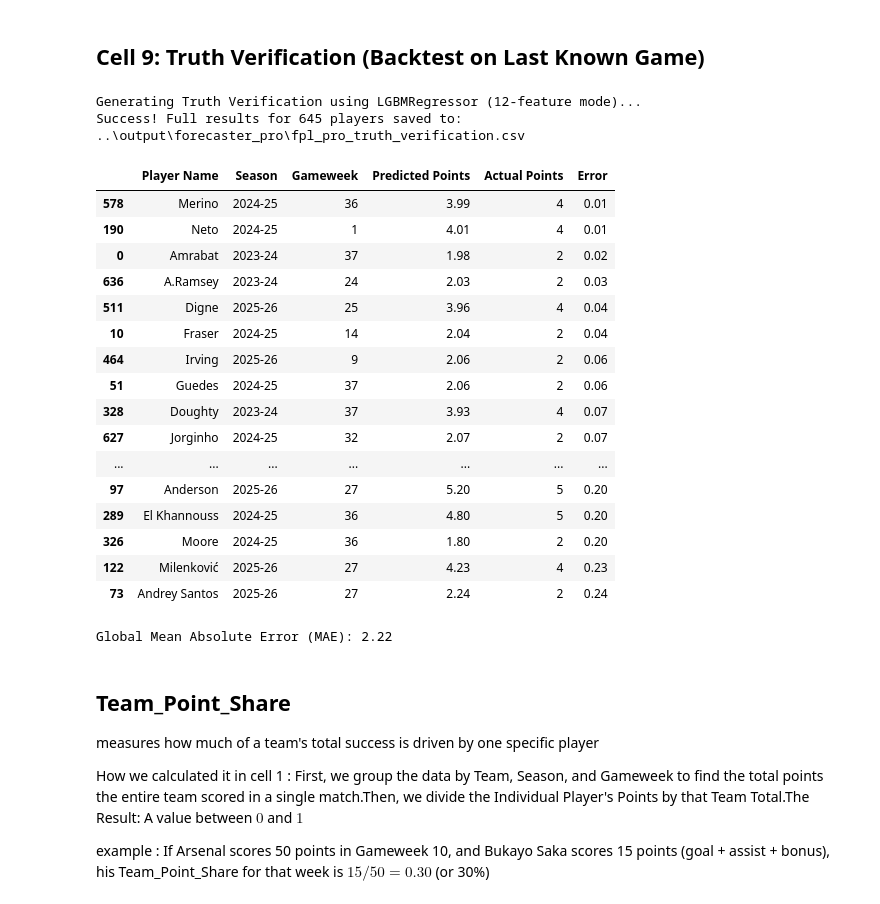
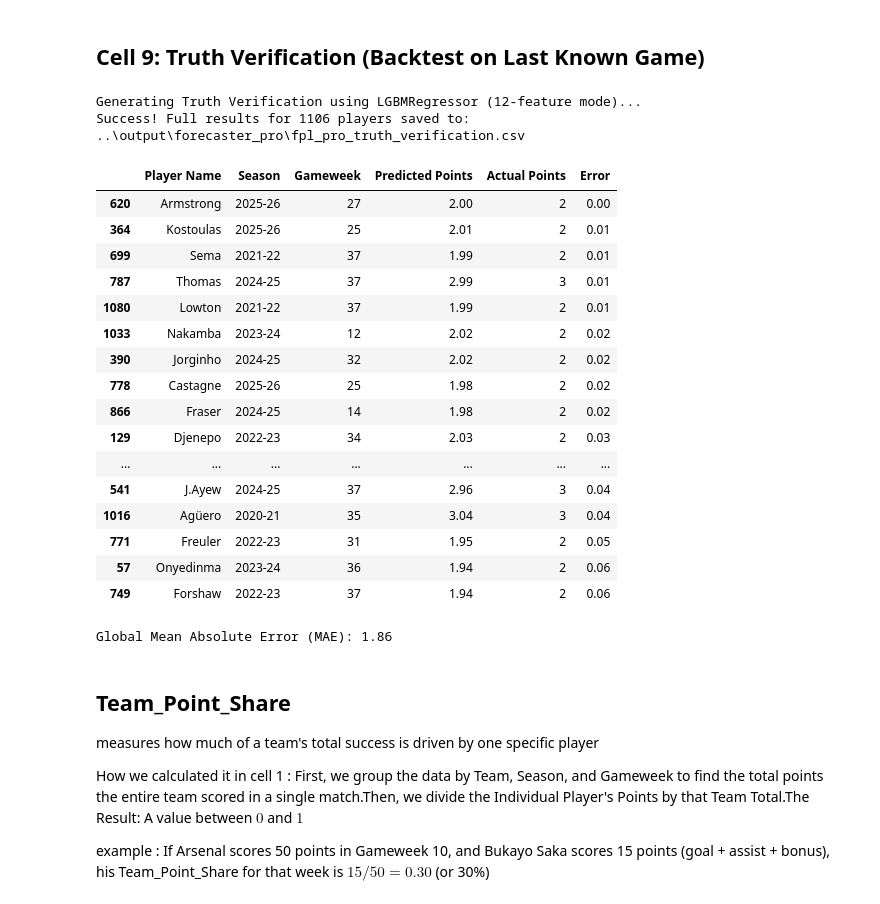
Before and after one commit to sophiedelrey/fpl_pipeline, a Jupyter notebook: models/forecaster_pro.ipynb, the cells around one changed output. Drawn from its saved outputs; the diff is of its cells as text; code cells hidden in the pictures.

```diff
--- a/models/forecaster_pro.ipynb
+++ b/models/forecaster_pro.ipynb
@@ -1151,10 +1139,7 @@ display(Markdown(summary_report))
 # %% [markdown]
 ## Cell 9: Truth Verification (Backtest on Last Known Game)
 # %%
-# %% [Cell 9: Truth Verification - Fixed for 12 Features]
-import pandas as pd
-import numpy as np
-from pathlib import Path
+# [Cell 9: Truth Verification - Fixed for 12 Features]
 
 # 1. Setup paths for truth verification
 PRO_OUTPUT_DIR = Path('../output/forecaster_pro')
@@ -1165,9 +1150,12 @@ full_truth_output_path = PRO_OUTPUT_DIR / 'fpl_pro_truth_verification.csv'
 if 'df_augmented' not in locals():
     raise NameError("The variable 'df_augmented' is not found. Run Cell 1 first.")
 
-# IMPORTANT: Ensure we use the model that was trained on 12 features
-# If you just ran the Poisson cell, use model_v4. Otherwise, use model_raw.
-current_model = model_v4 if 'model_v4' in locals() else model_raw
+# 2. Ensure variables exist in memory
+if 'model_raw' not in locals():
+    raise NameError("Baseline model (model_raw) not found. Run Cell 4 first.")
+
+# Strictly use the Baseline model for this audit
+current_model = model_raw
 
 all_detailed_results = []
 lag_cols = [f'lag_{i}' for i in range(6, 0, -1)]
@@ -1208,51 +1196,51 @@ for pid, group in df_augmented.groupby('Player UUID'):
 
         # Generate Prediction
         pred_val = current_model.predict(input_df)[0]
         pred_val = max(0, pred_val)
 
         all_detailed_results.append({
             'Player Name': name,
             'Season': actual_row['season'],
             'Gameweek': actual_row['Gameweek'],
             'Predicted Points': round(float(pred_val), 2),
             'Actual Points': actual_points,
             'Error': round(abs(pred_val - actual_points), 2)
         })
 
 # 4. Save and Display Results
 full_truth_df = pd.DataFrame(all_detailed_results).sort_values(by='Error', ascending=True)
 full_truth_df.to_csv(full_truth_output_path, index=False, encoding="utf-8-sig")
 
 print(f"Success! Full results for {len(full_truth_df)} players saved to: {full_truth_output_path}")
 
 # Display the 20 most accurate predictions
 display(full_truth_df.head(20))
 
 # 5. Final Audit Metrics
 if not full_truth_df.empty:
     mae_val = full_truth_df['Error'].mean()
     print(f"\nGlobal Mean Absolute Error (MAE): {mae_val:.2f}")
 # %% [output]
 Generating Truth Verification using LGBMRegressor (12-feature mode)...
-Success! Full results for 645 players saved to: ..\output\forecaster_pro\fpl_pro_truth_verification.csv
+Success! Full results for 1106 players saved to: ..\output\forecaster_pro\fpl_pro_truth_verification.csv
 |  | Player Name | Season | Gameweek | Predicted Points | Actual Points | Error |
-| 578 | Merino | 2024-25 | 36 | 3.99 | 4 | 0.01 |
-| 190 | Neto | 2024-25 | 1 | 4.01 | 4 | 0.01 |
-| 0 | Amrabat | 2023-24 | 37 | 1.98 | 2 | 0.02 |
-| 636 | A.Ramsey | 2023-24 | 24 | 2.03 | 2 | 0.03 |
-| 511 | Digne | 2025-26 | 25 | 3.96 | 4 | 0.04 |
-| 10 | Fraser | 2024-25 | 14 | 2.04 | 2 | 0.04 |
-| 464 | Irving | 2025-26 | 9 | 2.06 | 2 | 0.06 |
-| 51 | Guedes | 2024-25 | 37 | 2.06 | 2 | 0.06 |
-| 328 | Doughty | 2023-24 | 37 | 3.93 | 4 | 0.07 |
-| 627 | Jorginho | 2024-25 | 32 | 2.07 | 2 | 0.07 |
+| 620 | Armstrong | 2025-26 | 27 | 2.00 | 2 | 0.00 |
+| 364 | Kostoulas | 2025-26 | 25 | 2.01 | 2 | 0.01 |
+| 699 | Sema | 2021-22 | 37 | 1.99 | 2 | 0.01 |
+| 787 | Thomas | 2024-25 | 37 | 2.99 | 3 | 0.01 |
+| 1080 | Lowton | 2021-22 | 37 | 1.99 | 2 | 0.01 |
+| 1033 | Nakamba | 2023-24 | 12 | 2.02 | 2 | 0.02 |
+| 390 | Jorginho | 2024-25 | 32 | 2.02 | 2 | 0.02 |
+| 778 | Castagne | 2025-26 | 25 | 1.98 | 2 | 0.02 |
+| 866 | Fraser | 2024-25 | 14 | 1.98 | 2 | 0.02 |
+| 129 | Djenepo | 2022-23 | 34 | 2.03 | 2 | 0.03 |
 | ... | ... | ... | ... | ... | ... | ... |
-| 97 | Anderson | 2025-26 | 27 | 5.20 | 5 | 0.20 |
-| 289 | El Khannouss | 2024-25 | 36 | 4.80 | 5 | 0.20 |
-| 326 | Moore | 2024-25 | 36 | 1.80 | 2 | 0.20 |
-| 122 | Milenković | 2025-26 | 27 | 4.23 | 4 | 0.23 |
-| 73 | Andrey Santos | 2025-26 | 27 | 2.24 | 2 | 0.24 |
+| 541 | J.Ayew | 2024-25 | 37 | 2.96 | 3 | 0.04 |
+| 1016 | Agüero | 2020-21 | 35 | 3.04 | 3 | 0.04 |
+| 771 | Freuler | 2022-23 | 31 | 1.95 | 2 | 0.05 |
+| 57 | Onyedinma | 2023-24 | 36 | 1.94 | 2 | 0.06 |
+| 749 | Forshaw | 2022-23 | 37 | 1.94 | 2 | 0.06 |
-Global Mean Absolute Error (MAE): 2.22
+Global Mean Absolute Error (MAE): 1.86
 # %% [markdown]
 ## Team_Point_Share
 measures how much of a team's total success is driven by one specific player
```
Also changed, not shown: parts of 46 cells of this notebook, 1 other file.
